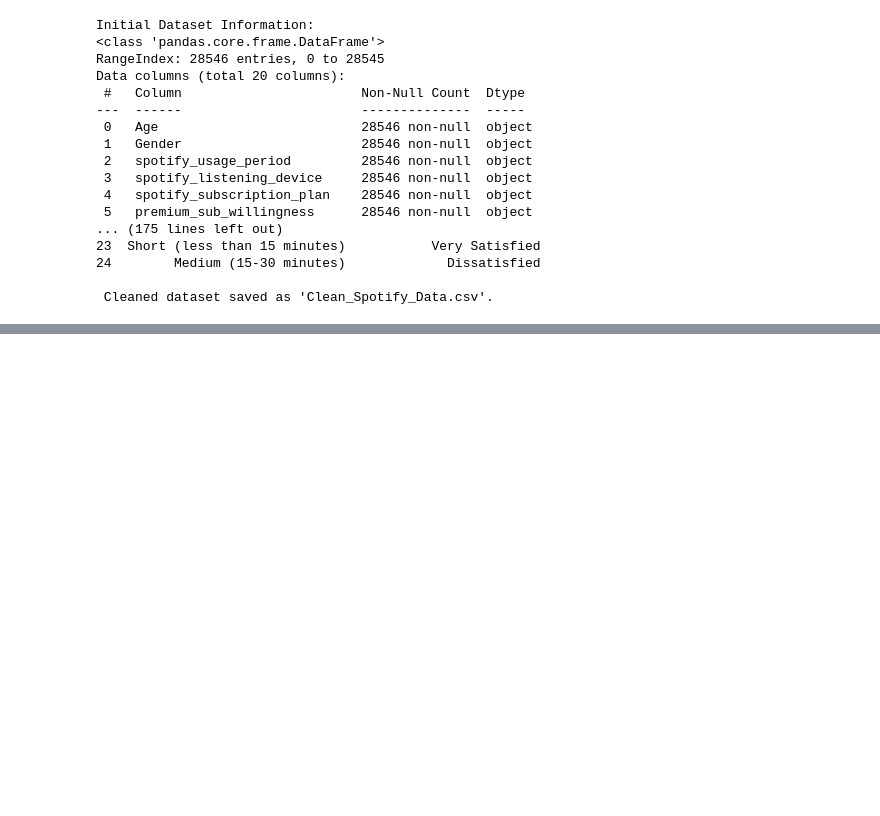
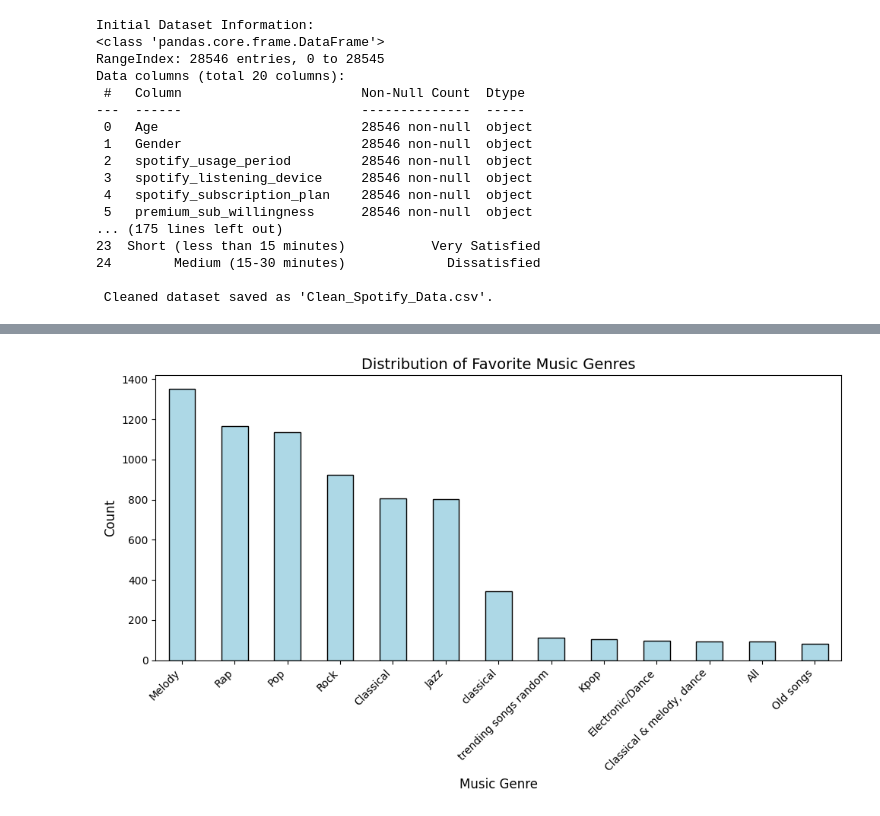
Before and after one commit to SabiJoseph/PRODIGY_DS_01, a Jupyter notebook: PRODIGY_DS_01.ipynb, the cells around one changed output, grey strips where cells are left out. Cells and saved outputs as stored; diff of their text form; code cells hidden in the pictures; blank space fills up the shorter version.

```diff
--- a/PRODIGY_DS_01.ipynb
+++ b/PRODIGY_DS_01.ipynb
@@ -106,0 +144,13 @@ Data columns (total 20 columns):
+# %%
+
+#2. Preferred music genres
+plt.figure(figsize=(10, 6))
+spotify_data_cleaned['fav_music_genre'].value_counts().plot(kind='bar', color='lightblue', edgecolor='black')
+plt.title('Distribution of Favorite Music Genres', fontsize=14)
+plt.xlabel('Music Genre', fontsize=12)
+plt.ylabel('Count', fontsize=12)
+plt.xticks(rotation=45, ha='right')
+plt.tight_layout()
+plt.show()
+# %% [output]
+[figure, added]
```
Also changed, not shown: parts of 11 cells of this notebook.
